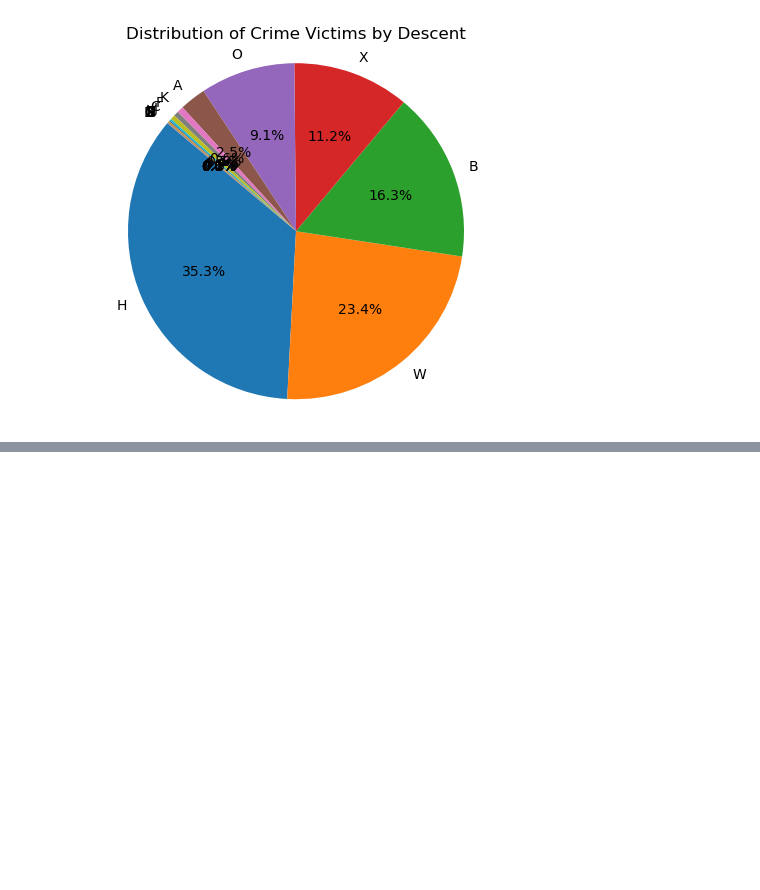
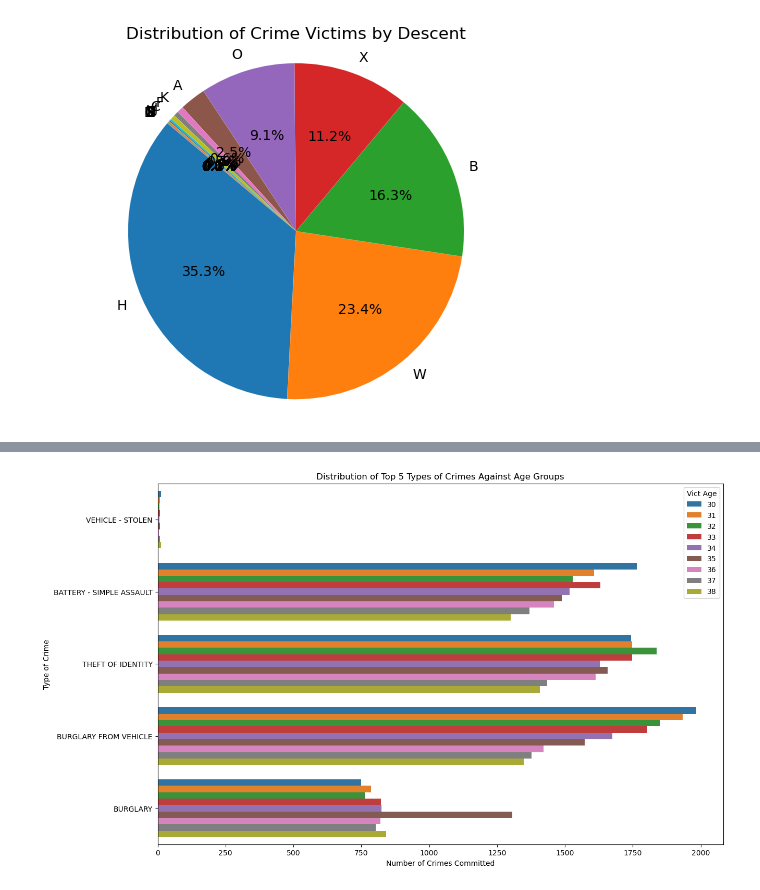
Before and after one commit to qazifabiahoq/Project_Crime_in_La_2020-Dec2023, a Jupyter notebook: Crime_LA_Created.ipynb, the cells around one changed output, grey strips where cells are left out. Cells and saved outputs as stored; diff of their text form; code cells hidden in the pictures; blank space fills up the shorter version.

```diff
--- a/Crime_LA_Created.ipynb
+++ b/Crime_LA_Created.ipynb
@@ -366,0 +366,14 @@ plt.show()
+# %%
+#Creating Visualization for Victim's Ages 30-39
+crime_both_ages = crime_data[crime_data["Vict Age"].isin(range(30,39))]
+top_crime_both = crime_data["Crm Cd Desc"].value_counts().nlargest(5)
+
+#Histogram Showing the Distribution of Top Crimes for Victim Ages 30-39
+plt.figure(figsize=(14,9))
+sns.countplot(y="Crm Cd Desc", hue = "Vict Age", data = crime_both_ages, order = top_crime_both.index, orient = "v")
+plt.title("Distribution of Top 5 Types of Crimes Against Age Groups")
+plt.xlabel("Number of Crimes Committed")
+plt.ylabel("Type of Crime")
+plt.show()
+# %% [output]
+[figure, added]
```
Also changed, not shown: parts of 5 cells of this notebook.
